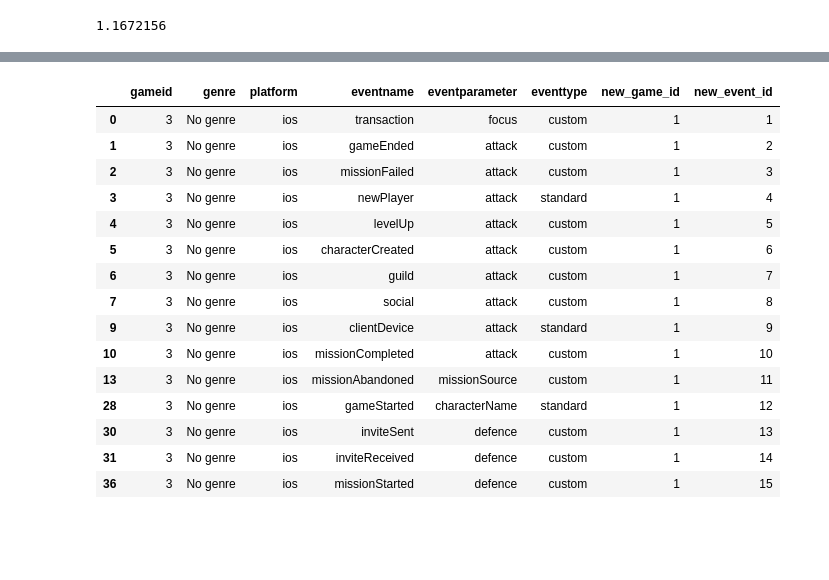
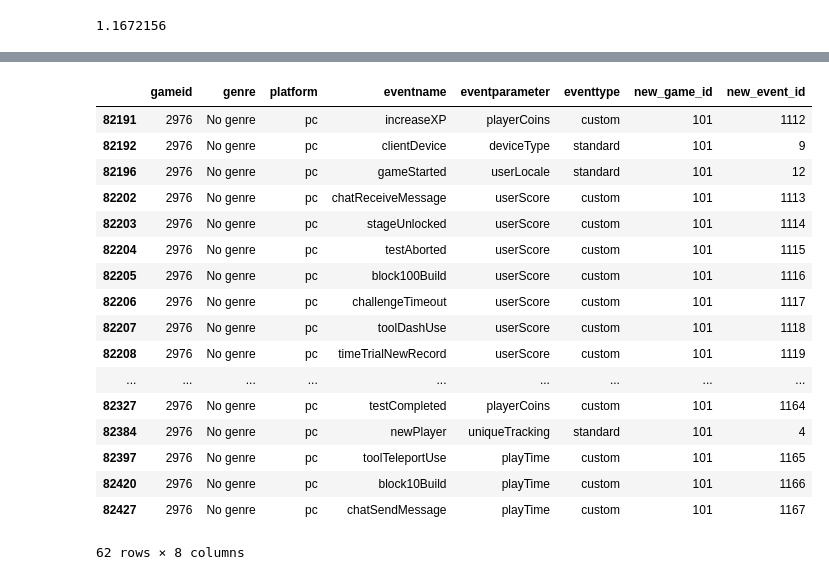
Before and after one commit to GZ-X/Recommendation-System, a Jupyter notebook: notebooks/Recommendation_system_BPR-Copy1.ipynb, the cells around one changed output, grey strips where cells are left out. Cells and saved outputs as stored; diff of their text form; code cells hidden in the pictures; blank space fills up the shorter version.

```diff
--- a/notebooks/Recommendation_system_BPR-Copy1.ipynb
+++ b/notebooks/Recommendation_system_BPR-Copy1.ipynb
@@ -271,20 +282,22 @@ data=pd.read_csv(DATA_DIR+'data_for_BPR.csv')
 # %%
 data[data['new_event_id']==11118]
-data[data['new_game_id']==1].drop_duplicates('eventname')
+data[data['new_game_id']==101].drop_duplicates('eventname')
 # %% [output]
 |  | gameid | genre | platform | eventname | eventparameter | eventtype | new_game_id | new_event_id |
-| 0 | 3 | No genre | ios | transaction | focus | custom | 1 | 1 |
-| 1 | 3 | No genre | ios | gameEnded | attack | custom | 1 | 2 |
-| 2 | 3 | No genre | ios | missionFailed | attack | custom | 1 | 3 |
-| 3 | 3 | No genre | ios | newPlayer | attack | standard | 1 | 4 |
-| 4 | 3 | No genre | ios | levelUp | attack | custom | 1 | 5 |
-| 5 | 3 | No genre | ios | characterCreated | attack | custom | 1 | 6 |
-| 6 | 3 | No genre | ios | guild | attack | custom | 1 | 7 |
-| 7 | 3 | No genre | ios | social | attack | custom | 1 | 8 |
-| 9 | 3 | No genre | ios | clientDevice | attack | standard | 1 | 9 |
-| 10 | 3 | No genre | ios | missionCompleted | attack | custom | 1 | 10 |
-| 13 | 3 | No genre | ios | missionAbandoned | missionSource | custom | 1 | 11 |
-| 28 | 3 | No genre | ios | gameStarted | characterName | standard | 1 | 12 |
-| 30 | 3 | No genre | ios | inviteSent | defence | custom | 1 | 13 |
-| 31 | 3 | No genre | ios | inviteReceived | defence | custom | 1 | 14 |
-| 36 | 3 | No genre | ios | missionStarted | defence | custom | 1 | 15 |
+| 82191 | 2976 | No genre | pc | increaseXP | playerCoins | custom | 101 | 1112 |
+| 82192 | 2976 | No genre | pc | clientDevice | deviceType | standard | 101 | 9 |
+| 82196 | 2976 | No genre | pc | gameStarted | userLocale | standard | 101 | 12 |
+| 82202 | 2976 | No genre | pc | chatReceiveMessage | userScore | custom | 101 | 1113 |
+| 82203 | 2976 | No genre | pc | stageUnlocked | userScore | custom | 101 | 1114 |
+| 82204 | 2976 | No genre | pc | testAborted | userScore | custom | 101 | 1115 |
+| 82205 | 2976 | No genre | pc | block100Build | userScore | custom | 101 | 1116 |
+| 82206 | 2976 | No genre | pc | challengeTimeout | userScore | custom | 101 | 1117 |
+| 82207 | 2976 | No genre | pc | toolDashUse | userScore | custom | 101 | 1118 |
+| 82208 | 2976 | No genre | pc | timeTrialNewRecord | userScore | custom | 101 | 1119 |
+| ... | ... | ... | ... | ... | ... | ... | ... | ... |
+| 82327 | 2976 | No genre | pc | testCompleted | playerCoins | custom | 101 | 1164 |
+| 82384 | 2976 | No genre | pc | newPlayer | uniqueTracking | standard | 101 | 4 |
+| 82397 | 2976 | No genre | pc | toolTeleportUse | playTime | custom | 101 | 1165 |
+| 82420 | 2976 | No genre | pc | block10Build | playTime | custom | 101 | 1166 |
+| 82427 | 2976 | No genre | pc | chatSendMessage | playTime | custom | 101 | 1167 |
+62 rows × 8 columns
```
Also changed, not shown: parts of 6 cells of this notebook, 3 other files.
